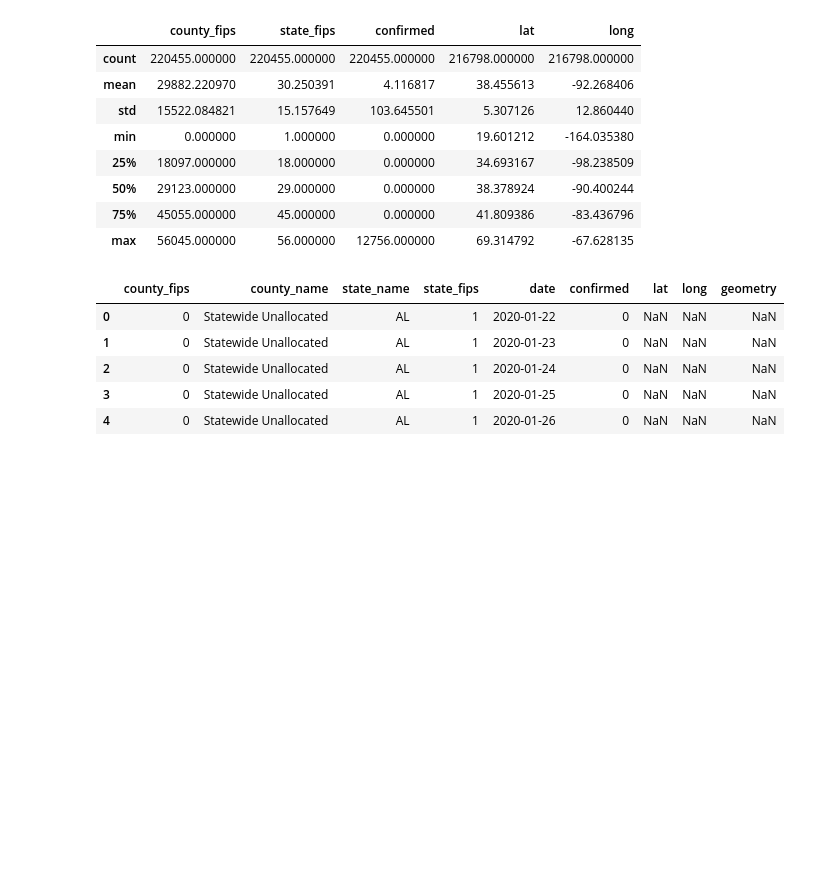
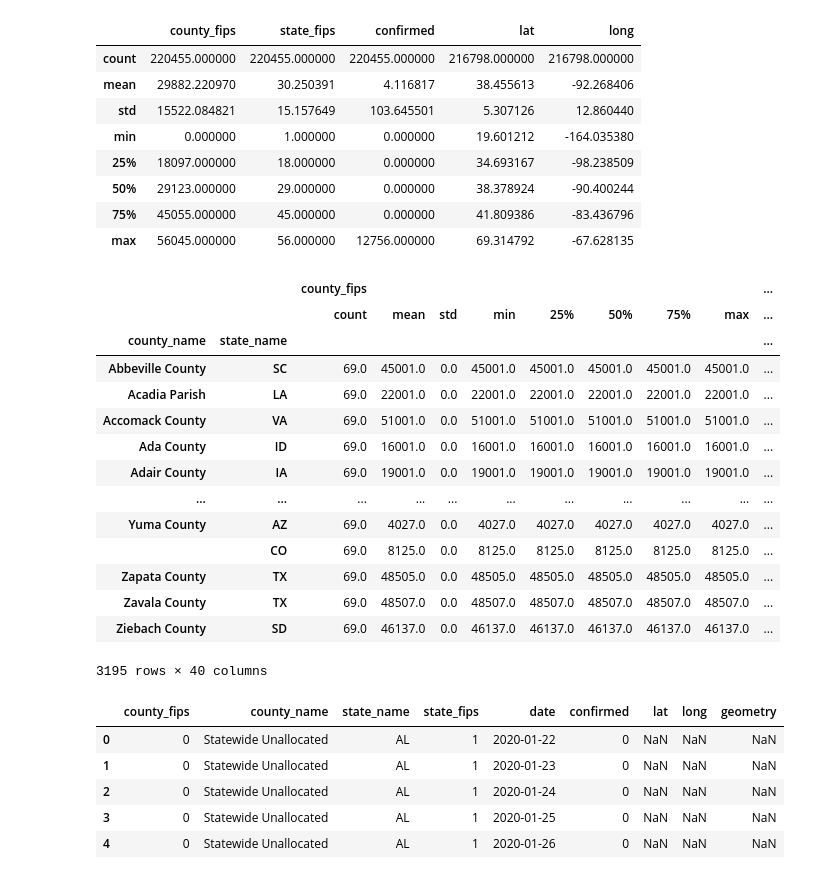
Before and after one commit to marcduby/MachineLearningPython, a Jupyter notebook: Kaggle/2020/Covid19/Roche/rocheUsa.ipynb, the cells around one changed output. Saved outputs shown, nothing was run; the diff lists cells and outputs as text; code cells hidden in the pictures; blank space fills up the shorter version.

```diff
--- a/Kaggle/2020/Covid19/Roche/rocheUsa.ipynb
+++ b/Kaggle/2020/Covid19/Roche/rocheUsa.ipynb
@@ -30,6 +30,26 @@ df_cases.describe()
 | 50% | 29123.000000 | 29.000000 | 0.000000 | 38.378924 | -90.400244 |
 | 75% | 45055.000000 | 45.000000 | 0.000000 | 41.809386 | -83.436796 |
 | max | 56045.000000 | 56.000000 | 12756.000000 | 69.314792 | -67.628135 |
+# %%
+# group by countym state
+df_cases_groupby = df_cases.groupby(['county_name', 'state_name'])
+df_cases_groupby.describe()
+# %% [output]
+|  |  | county_fips |  |  |  |  |  |  |  | ... |
+|  |  | count | mean | std | min | 25% | 50% | 75% | max | ... |
+| county_name | state_name |  |  |  |  |  |  |  |  | ... |
+| Abbeville County | SC | 69.0 | 45001.0 | 0.0 | 45001.0 | 45001.0 | 45001.0 | 45001.0 | 45001.0 | ... |
+| Acadia Parish | LA | 69.0 | 22001.0 | 0.0 | 22001.0 | 22001.0 | 22001.0 | 22001.0 | 22001.0 | ... |
+| Accomack County | VA | 69.0 | 51001.0 | 0.0 | 51001.0 | 51001.0 | 51001.0 | 51001.0 | 51001.0 | ... |
+| Ada County | ID | 69.0 | 16001.0 | 0.0 | 16001.0 | 16001.0 | 16001.0 | 16001.0 | 16001.0 | ... |
+| Adair County | IA | 69.0 | 19001.0 | 0.0 | 19001.0 | 19001.0 | 19001.0 | 19001.0 | 19001.0 | ... |
+| ... | ... | ... | ... | ... | ... | ... | ... | ... | ... | ... |
+| Yuma County | AZ | 69.0 | 4027.0 | 0.0 | 4027.0 | 4027.0 | 4027.0 | 4027.0 | 4027.0 | ... |
+|  | CO | 69.0 | 8125.0 | 0.0 | 8125.0 | 8125.0 | 8125.0 | 8125.0 | 8125.0 | ... |
+| Zapata County | TX | 69.0 | 48505.0 | 0.0 | 48505.0 | 48505.0 | 48505.0 | 48505.0 | 48505.0 | ... |
+| Zavala County | TX | 69.0 | 48507.0 | 0.0 | 48507.0 | 48507.0 | 48507.0 | 48507.0 | 48507.0 | ... |
+| Ziebach County | SD | 69.0 | 46137.0 | 0.0 | 46137.0 | 46137.0 | 46137.0 | 46137.0 | 46137.0 | ... |
+3195 rows × 40 columns
 # %%
 # load the deaths data
 file_deaths = "/Users/mduby/Data/Kaggle/Roche/USAFacts/confirmed-covid-19-deaths-in-us-by-state-and-county.csv"
```
Also changed, not shown: parts of 1 cell of this notebook, 4 other files.
